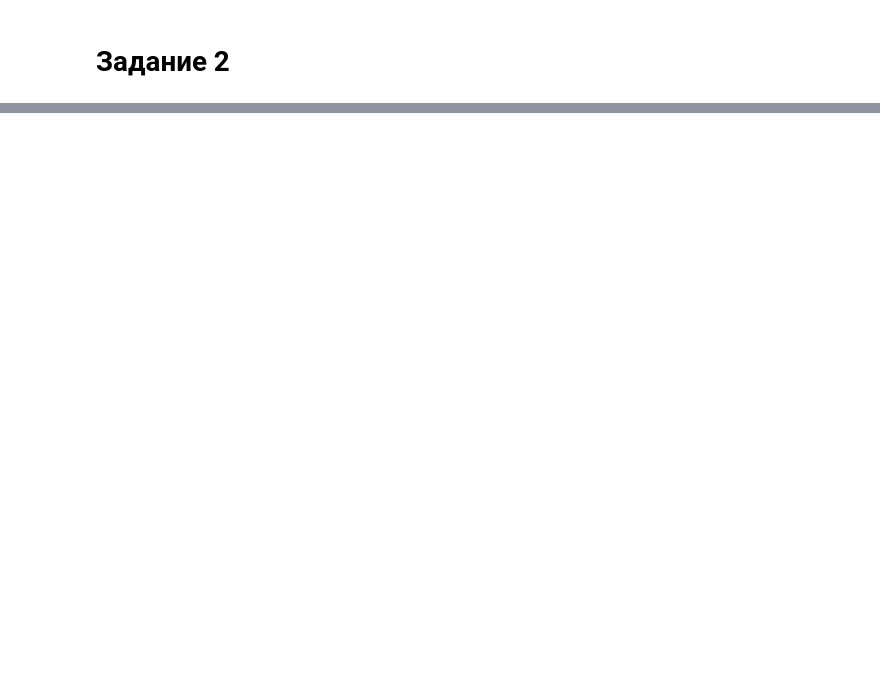
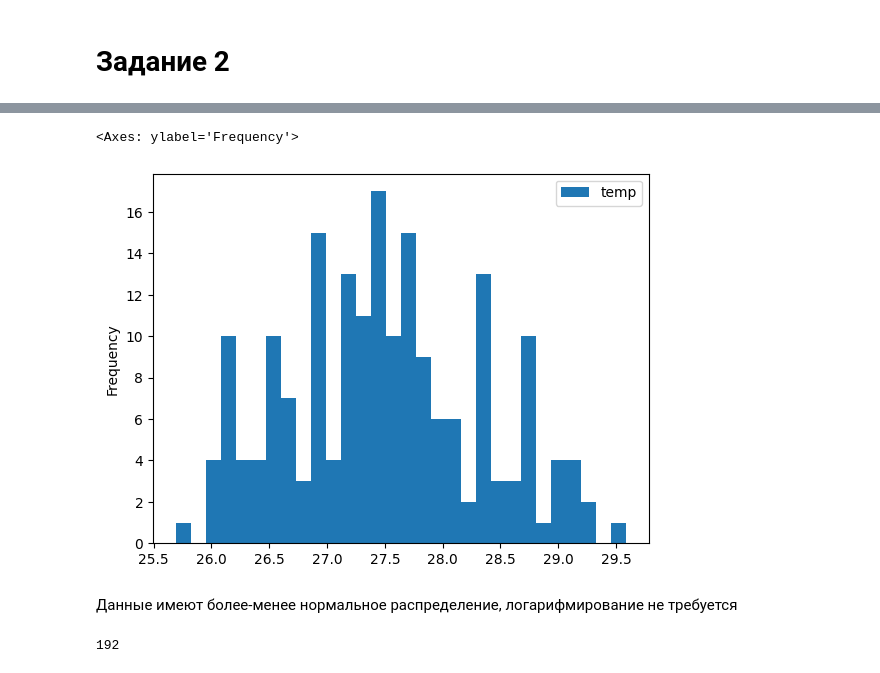
Before and after one commit to Chpel/Maga, a Jupyter notebook: Time Series Diff/lab4.ipynb, the cells around one changed output, grey strips where cells are left out. Drawn from its saved outputs; the diff is of its cells as text; code cells hidden in the pictures; blank space fills up the shorter version.

```diff
--- a/Time Series Diff/lab4.ipynb
+++ b/Time Series Diff/lab4.ipynb
@@ -128,0 +174,9 @@ plt.show()
+# %%
+time2 = 'date'
+value2 = 'temp'
+train_rate = 0.8
+# %%
+N2 = len(ts1_monthly)
+train_border = int(N2 * train_rate)
+ts_train = ts1_monthly[:train_border]
+ts_test = ts1_monthly[train_border:]
@@ -128,0 +199,5 @@ plt.show()
+# %%
+ts_train = ts_train[[time2, value2]]
+ts_train[time2] = pd.to_datetime(ts_train[time2])
+ts_train.set_index(time2, inplace=True)
+ts_train
@@ -128,0 +244,11 @@ plt.show()
+# %%
+ts_train.plot(kind = "hist", bins = 30)
+# %% [output]
+<Axes: ylabel='Frequency'>
+[figure, added]
+# %% [markdown]
+Данные имеют более-менее нормальное распределение, логарифмирование не требуется
+# %%
+train_border
+# %% [output]
+192
```
Also changed, not shown: parts of 28 cells of this notebook, 4 other files.
